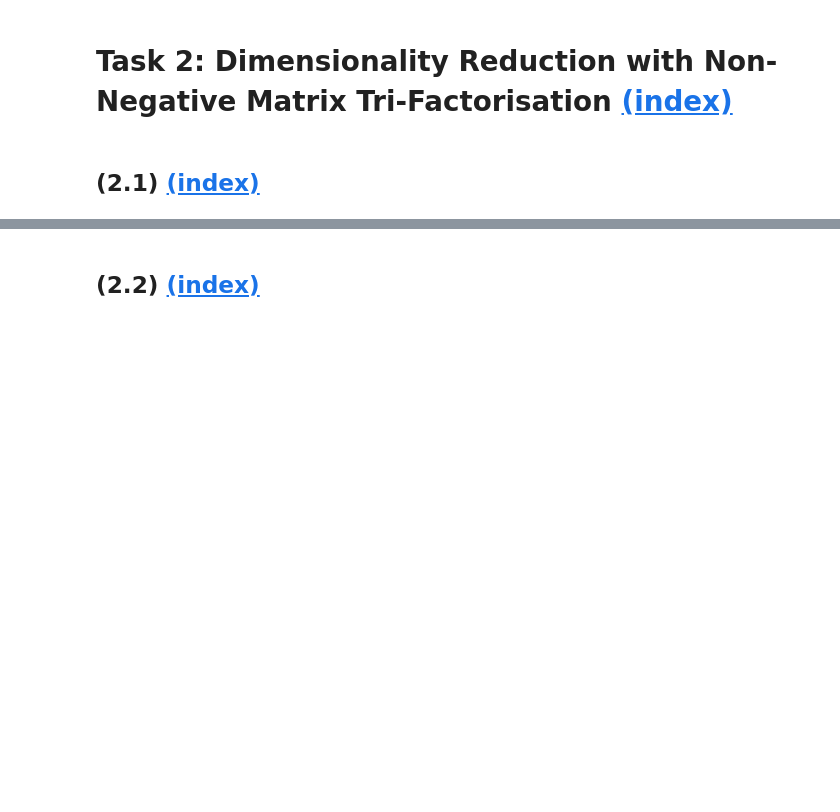
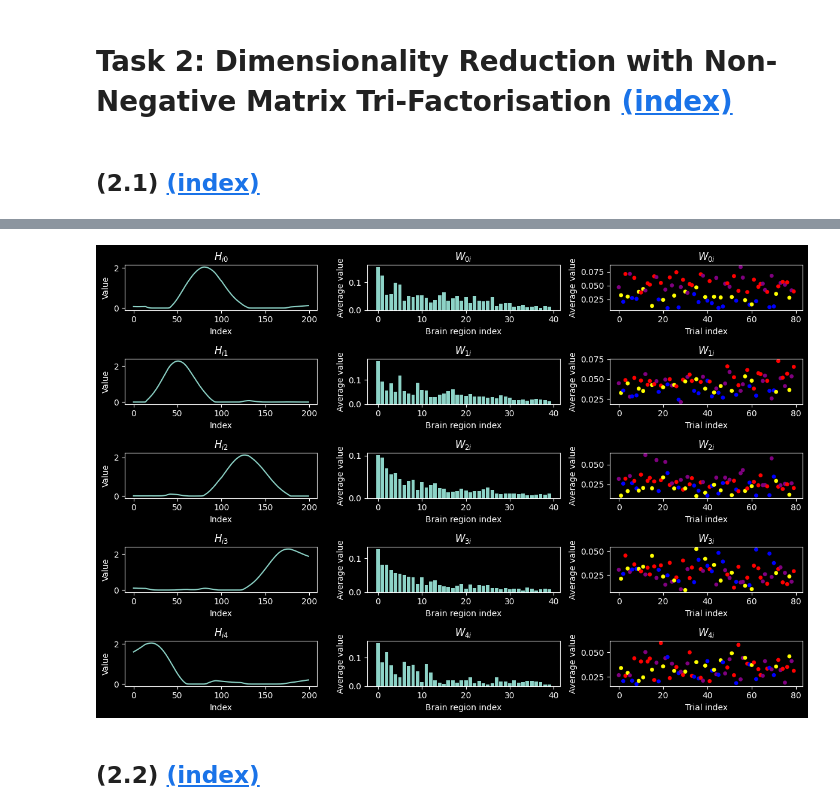
Before and after one commit to typtrue/data-science, a Jupyter notebook: CW2/02404325_Coursework2_Part1.ipynb, the cells around one changed output, grey strips where cells are left out. Saved outputs shown, nothing was run; the diff lists cells and outputs as text; code cells hidden in the pictures; blank space fills up the shorter version.

```diff
--- a/CW2/02404325_Coursework2_Part1.ipynb
+++ b/CW2/02404325_Coursework2_Part1.ipynb
@@ -310,7 +240,16 @@ When the model is set to training mode using `model.train()`, it performs the dr
 <a name="task-2"></a>
 
 # Task 2: Dimensionality Reduction with Non-Negative Matrix Tri-Factorisation [(index)](#index-task-2)
+# %%
+rng = np.random.default_rng(0)
 # %% [markdown]
 <a name="task-21"></a>
 
 ## (2.1) [(index)](#index-task-21)
+# %%
+def sq_eucnorm(X):
+    return np.sum(np.multiply(X, X))
+# %%
+def norm_euc_cost_NMF(X, W, H):
+    diff = X - W @ H
+    return sq_eucnorm(diff) / sq_eucnorm(X)
@@ -316,0 +293,5 @@ When the model is set to training mode using `model.train()`, it performs the dr
+# %%
+r = 5
+eps = 0.0001
+n_iters = 500
+W, H, cost_values_NMF = euclidean_NMF(x_norm, r, rng, eps, n_iters)
@@ -317,3 +300,43 @@ When the model is set to training mode using `model.train()`, it performs the dr
+# %%
+rows = r
+cols = 3
+fig, axs = plt.subplots(rows, cols, figsize=(12, 8))
+
+for j in range(rows):
+    # a)
+    ax = axs[j, 0]
+    h_row = H[j, :]
+    n_feats = H.shape[1]
+    ax.set_title(fr"$H_{{i{j}}}$")
+    ax.set_xlabel("Index")
+    ax.set_ylabel("Value")
+    ax.plot(range(n_feats), h_row, '-')
+
+    # b)
+    ax = axs[j, 1]
+    W_j = W[:, j]
+    avgs = [np.mean(W_j[N_trials*i : N_trials*(i + 1)]) for i in range(N_regions)]
+    ax.set_title(fr"$W_{{{j}i}}$")
+    ax.set_xlabel("Brain region index")
+    ax.set_ylabel("Average value")
+    ax.bar(range(N_regions), avgs)
+
+    # c)
+    ax = axs[j, 2]
+    idx = np.array([80*i for i in range(N_regions)])
+    avgs = [np.mean(W_j[idx + i]) for i in range(N_trials)]
+    colours = np.array(["r", "b", "yellow", "purple"])
+    y_subst = [subst_dict[item] for item in y]
+    cols = [colours[y_subst[i]] for i in range(N_trials)]
+    ax.set_title(fr"$W_{{{j}i}}$")
+    ax.set_xlabel("Trial index")
+    ax.set_ylabel("Average value")
+    ax.scatter(range(N_trials), avgs, s=15, c=cols)
+
+fig.tight_layout()
+fig.show()
+# %% [output]
+[figure, added]
 # %% [markdown]
 <a name="task-22"></a>
 
```
Also changed, not shown: parts of 25 cells of this notebook.
